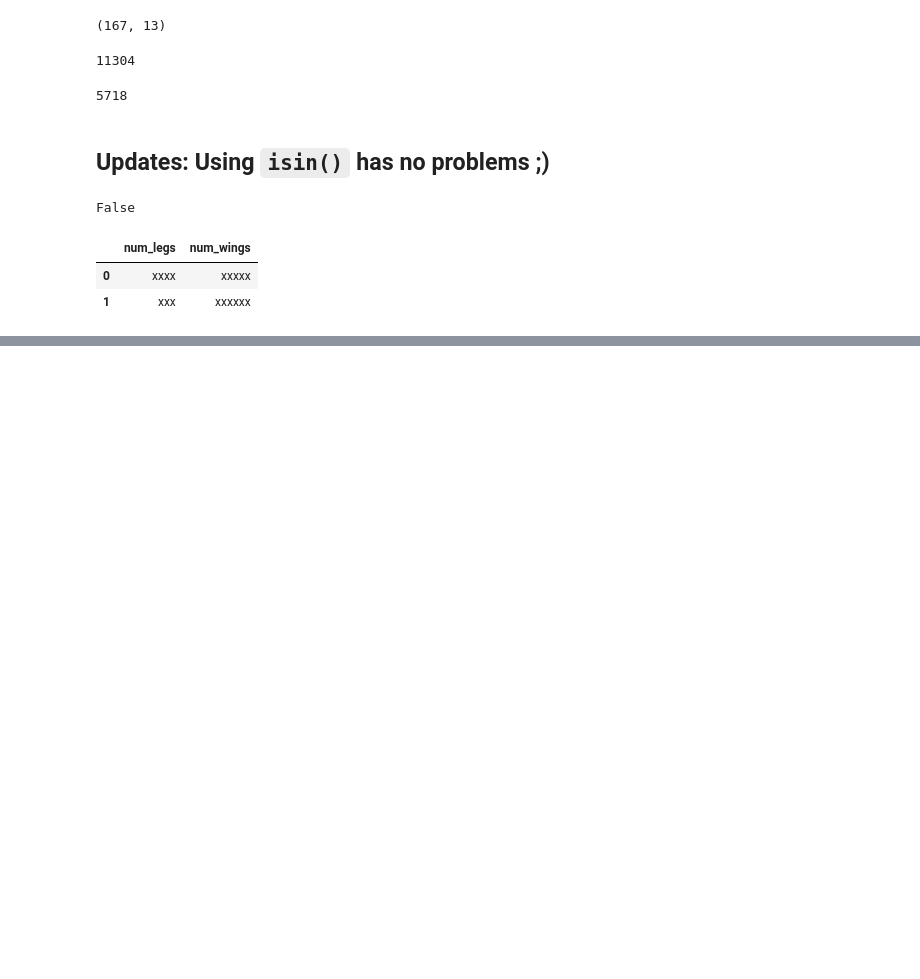
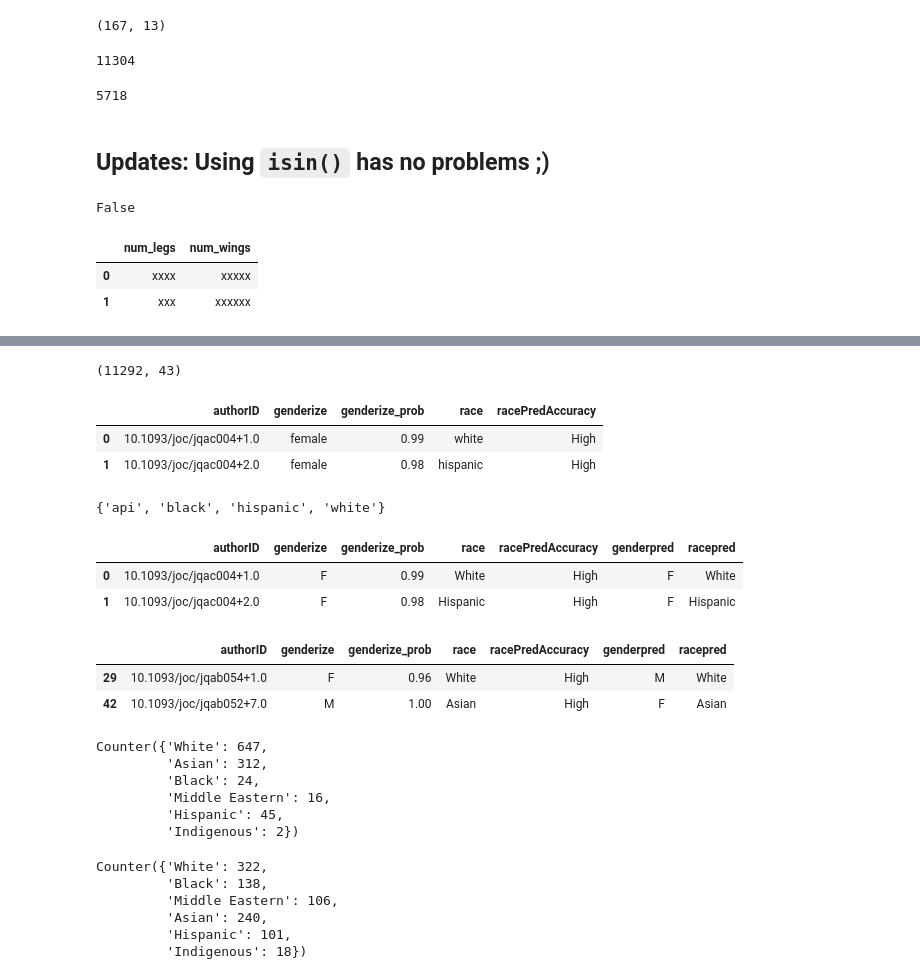
Before and after one commit to hongtaoh/ica_authors, a Jupyter notebook: Analysis_and_Ploting/Methods.ipynb, the cells around one changed output, grey strips where cells are left out. Drawn from its saved outputs; the diff is of its cells as text; code cells hidden in the pictures; blank space fills up the shorter version.

```diff
--- a/Analysis_and_Ploting/Methods.ipynb
+++ b/Analysis_and_Ploting/Methods.ipynb
@@ -220,0 +234,68 @@ Name: num_legs, dtype: bool
+# %%
+final_authors.shape
+# %% [output]
+(11292, 43)
+# %%
+authorid_final_gender_dict = dict(zip(final_authors.authorID, final_authors.genderpred))
+authorid_final_race_dict = dict(zip(final_authors.authorID, final_authors.racepred))
+# %%
+final_authors_id = final_authors.authorID.tolist()
+# %%
+raw_authors = pd.read_csv('../data/processed/author_with_pred.csv')
+raw_authors = raw_authors[raw_authors.authorID.isin(final_authors_id)]
+# %%
+raw_authors_light = raw_authors[['authorID', 'genderize', 'genderize_prob', 'race', 'racePredAccuracy']]
+raw_authors_light.head(2)
+# %% [output]
+|  | authorID | genderize | genderize_prob | race | racePredAccuracy |
+| 0 | 10.1093/joc/jqac004+1.0 | female | 0.99 | white | High |
+| 1 | 10.1093/joc/jqac004+2.0 | female | 0.98 | hispanic | High |
+# %%
+set(raw_authors_light.race)
+# %% [output]
+{'api', 'black', 'hispanic', 'white'}
+# %%
+raw_authors_light = raw_authors_light.assign(
+    genderpred = [authorid_final_gender_dict[x] for x in raw_authors_light.authorID])
+raw_authors_light = raw_authors_light.assign(
+    racepred = [authorid_final_race_dict[x] for x in raw_authors_light.authorID])
+
+raw_authors_light.replace({
+    'female': 'F',
+    'male': 'M',
+    'api': 'Asian',
+    'white': 'White',
+    'hispanic': 'Hispanic',
+    'black': 'Black'
+}, inplace = True)
+raw_authors_light.head(2)
+# %% [output]
+|  | authorID | genderize | genderize_prob | race | racePredAccuracy | genderpred | racepred |
+| 0 | 10.1093/joc/jqac004+1.0 | F | 0.99 | White | High | F | White |
+| 1 | 10.1093/joc/jqac004+2.0 | F | 0.98 | Hispanic | High | F | Hispanic |
+# %%
+gender_diff_df = raw_authors_light[raw_authors_light.genderize != raw_authors_light.genderpred]
+gender_diff_df.head(2)
+# %% [output]
+|  | authorID | genderize | genderize_prob | race | racePredAccuracy | genderpred | racepred |
+| 29 | 10.1093/joc/jqab054+1.0 | F | 0.96 | White | High | M | White |
+| 42 | 10.1093/joc/jqab052+7.0 | M | 1.00 | Asian | High | F | Asian |
+# %%
+Counter(gender_diff_df.racepred)
+# %% [output]
+Counter({'White': 647,
+         'Asian': 312,
+         'Black': 24,
+         'Middle Eastern': 16,
+         'Hispanic': 45,
+         'Indigenous': 2})
+# %%
+race_diff_df = raw_authors_light[raw_authors_light.race != raw_authors_light.racepred]
+Counter(race_diff_df.racepred)
+# %% [output]
+Counter({'White': 322,
+         'Black': 138,
+         'Middle Eastern': 106,
+         'Asian': 240,
+         'Hispanic': 101,
+         'Indigenous': 18})
```
Also changed, not shown: parts of 6 cells of this notebook, 7 other files.
